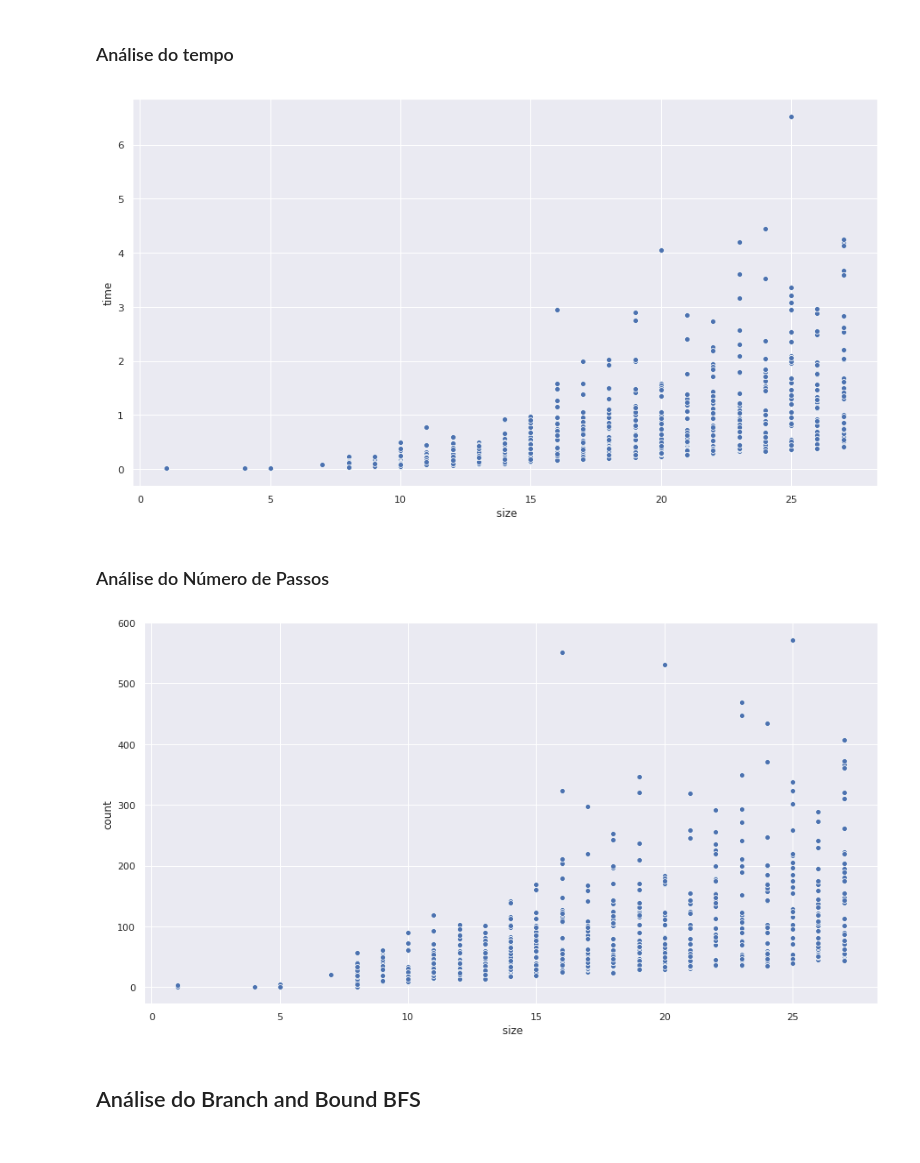
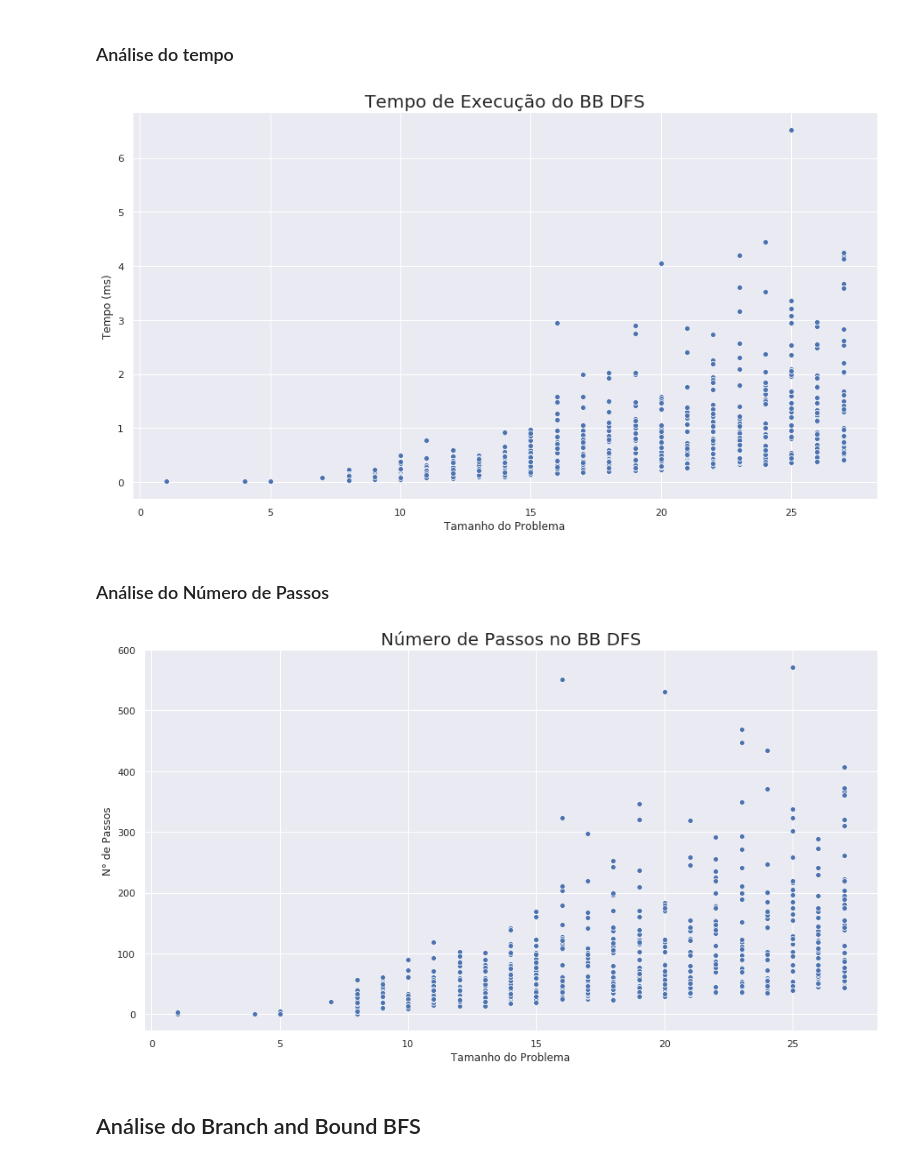
Before and after one commit to TNanukem/Knapsack-AI, a Jupyter notebook: analise_resultados.ipynb, the cells around one changed output. Saved outputs shown, nothing was run; the diff lists cells and outputs as text; code cells hidden in the pictures.

```diff
--- a/analise_resultados.ipynb
+++ b/analise_resultados.ipynb
@@ -40,0 +19,4 @@ results
+# %%
+results = pd.read_csv("out.csv")
+results.rename({" size": "Tamanho do Problema", "time":"Tempo (ms)", "count":"N° de Passos"}, inplace=True, axis=1)
+results
@@ -180,18 +185,20 @@ BB_DFS.describe()
 ### Análise do tempo
 # %%
 plt.figure(figsize=(15,8))
-sns.scatterplot(x = BB_DFS[" size"], y = BB_DFS["time"])
+plt.title("Tempo de Execução do BB DFS", fontdict={"fontsize": 20})
+sns.scatterplot(x = BB_DFS["Tamanho do Problema"], y = BB_DFS["Tempo (ms)"])
 plt.savefig("graficos/BB_DFS_tempo")
 # %% [output]
-[figure, old version]
+[figure, new version]
 # %% [markdown]
 ### Análise do Número de Passos
 # %%
 plt.figure(figsize=(15,8))
-sns.scatterplot(x = BB_DFS[" size"], y = BB_DFS["count"])
+plt.title("Número de Passos no BB DFS", fontdict={"fontsize": 20})
+sns.scatterplot(x = BB_DFS["Tamanho do Problema"], y = BB_DFS["N° de Passos"])
 plt.savefig("graficos/BB_DFS_passos")
 # %% [output]
-[figure, old version]
+[figure, new version]
 # %% [markdown]
 ## Análise do Branch and Bound BFS
 # %%
```
Also changed, not shown: parts of 22 cells of this notebook, 1 other file.
